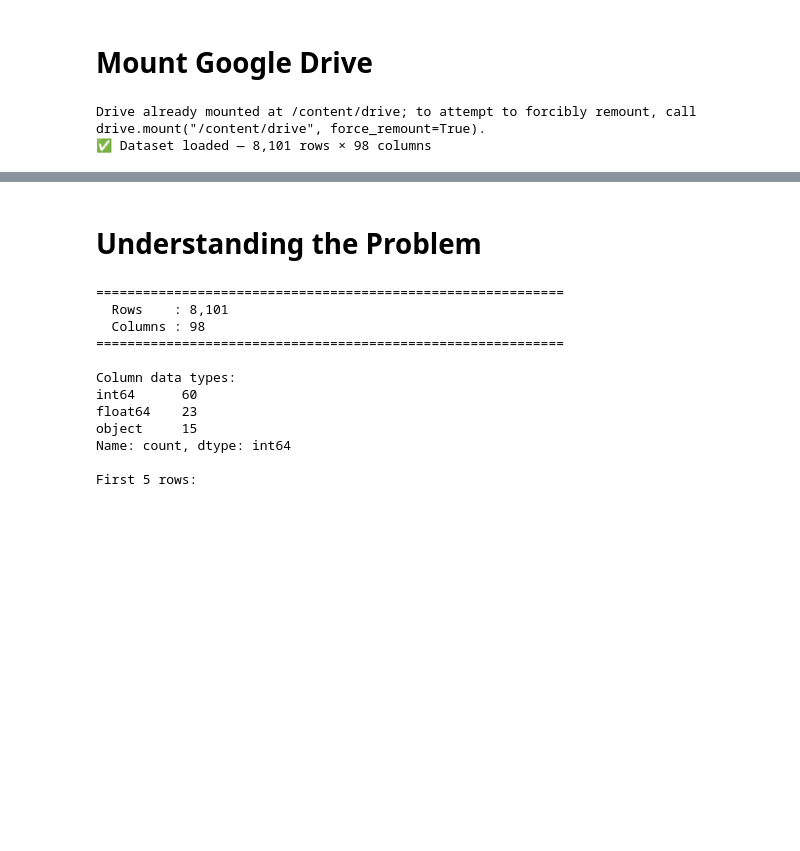
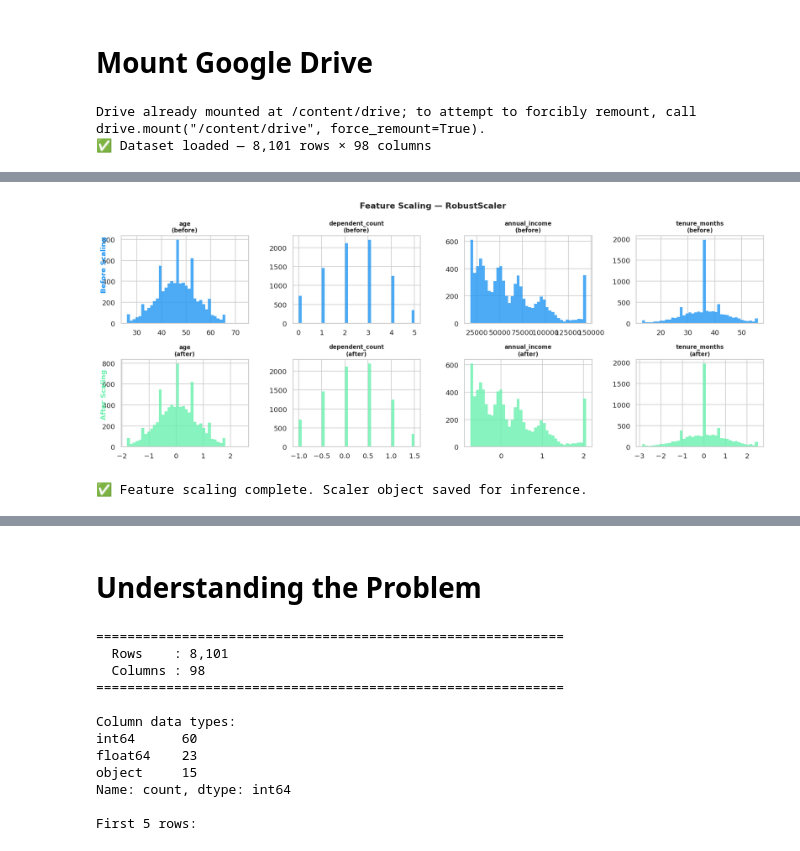
Before and after one commit to ayushi226-del/churnzero, a Jupyter notebook: churn_0.ipynb, the cells around one changed output, grey strips where cells are left out. Drawn from its saved outputs; the diff is of its cells as text; code cells hidden in the pictures; blank space fills up the shorter version.

```diff
--- a/churn_0.ipynb
+++ b/churn_0.ipynb
@@ -77,0 +213,19 @@ Drive already mounted at /content/drive; to attempt to forcibly remount, call dr
+# %%
+X = df.drop(columns=[TARGET])
+y = df[TARGET]
+
+print('='*50)
+print(f'  Feature matrix X : {X.shape[0]:,} rows × {X.shape[1]} columns')
+print(f'  Label vector   y : {y.shape[0]:,} values')
+print(f'  Target dtype     : {y.dtype}')
+print('='*50)
+
+# ── Column type breakdown inside X ───────────────────────────────────────
+x_num = X.select_dtypes(include=np.number).columns.tolist()
+x_cat = X.select_dtypes(include=['object','string']).columns.tolist()
+
+print(f'\nInside X:')
+print(f'  Numeric columns     : {len(x_num)}')
+print(f'  Categorical columns : {len(x_cat)}  → {x_cat}')
+
+print('\n✅ X and y successfully separated.')
@@ -77,0 +302,50 @@ Drive already mounted at /content/drive; to attempt to forcibly remount, call dr
+# %%
+from sklearn.preprocessing import RobustScaler
+
+X_scaled = X_encoded.copy()
+
+# ── Identify columns that NEED scaling ────────────────────────────────────
+# Skip: binary flags (0/1), OHE columns, ordinal-encoded columns
+skip_cols  = [c for c in X_scaled.columns if X_scaled[c].nunique() <= 2]
+skip_cols += list(ORDINAL_MAP.keys())
+scale_cols = [c for c in X_scaled.select_dtypes(include=np.number).columns
+              if c not in skip_cols]
+
+print(f'Columns to scale     : {len(scale_cols)}')
+print(f'Columns kept as-is   : {len(skip_cols)}  (binary/ordinal)')
+
+# ── Before scaling — show value ranges ───────────────────────────────────
+range_before = X_scaled[scale_cols[:6]].agg(['min','max']).T
+range_before.columns = ['Min (before)', 'Max (before)']
+
+# ── Apply RobustScaler (best for data with residual outliers) ─────────────
+scaler = RobustScaler()
+X_scaled[scale_cols] = scaler.fit_transform(X_scaled[scale_cols])
+
+# ── After scaling — show new ranges ──────────────────────────────────────
+range_after = X_scaled[scale_cols[:6]].agg(['min','max']).T
+range_after.columns  = ['Min (after)', 'Max (after)']
+
+comparison = pd.concat([range_before, range_after], axis=1).round(2)
+print('\nScaling comparison (first 6 continuous columns):')
+print(comparison.to_string())
+
+# ── Visual comparison ─────────────────────────────────────────────────────
+demo_cols = scale_cols[:4]
+fig, axes = plt.subplots(2, 4, figsize=(15, 6))
+for i, col in enumerate(demo_cols):
+    axes[0, i].hist(X_encoded[col], bins=40, color='#2196F3', edgecolor='none', alpha=0.8)
+    axes[0, i].set_title(f'{col}\n(before)', fontsize=9, fontweight='bold')
+    axes[1, i].hist(X_scaled[col],  bins=40, color='#69f0ae', edgecolor='none', alpha=0.8)
+    axes[1, i].set_title(f'{col}\n(after)',  fontsize=9, fontweight='bold')
+
+fig.text(0.01, 0.75, 'Before Scaling', va='center', rotation='vertical',
+         fontweight='bold', color='#2196F3', fontsize=11)
+fig.text(0.01, 0.27, 'After Scaling',  va='center', rotation='vertical',
+         fontweight='bold', color='#69f0ae', fontsize=11)
+plt.suptitle('Feature Scaling — RobustScaler', fontsize=13, fontweight='bold')
+plt.tight_layout()
+plt.show()
+
+print('✅ Feature scaling complete. Scaler object saved for inference.')
+# %% [output]
@@ -77,0 +363,2 @@ Drive already mounted at /content/drive; to attempt to forcibly remount, call dr
+[figure, added]
+✅ Feature scaling complete. Scaler object saved for inference.
```
Also changed, not shown: parts of 11 cells of this notebook.
